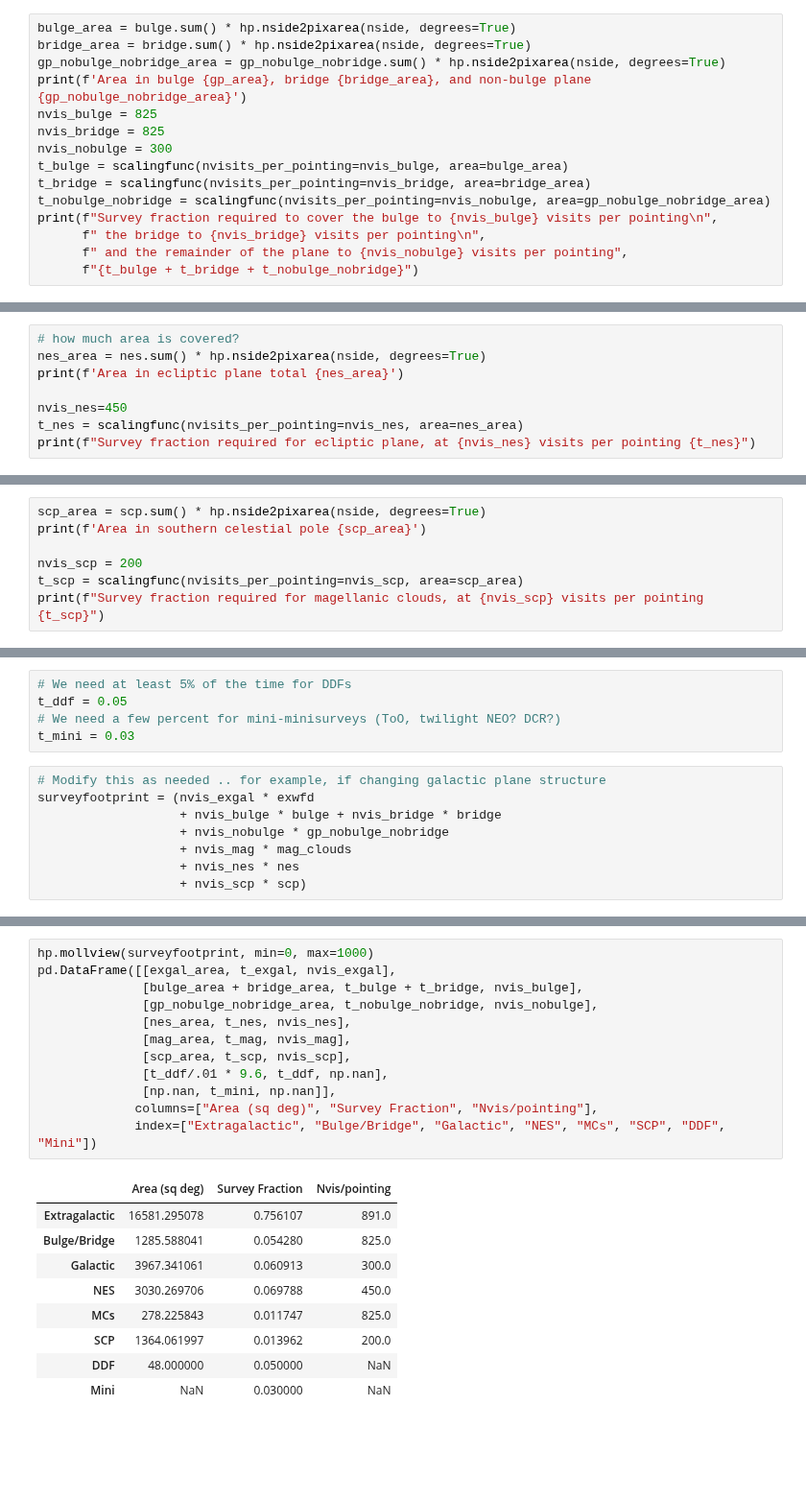
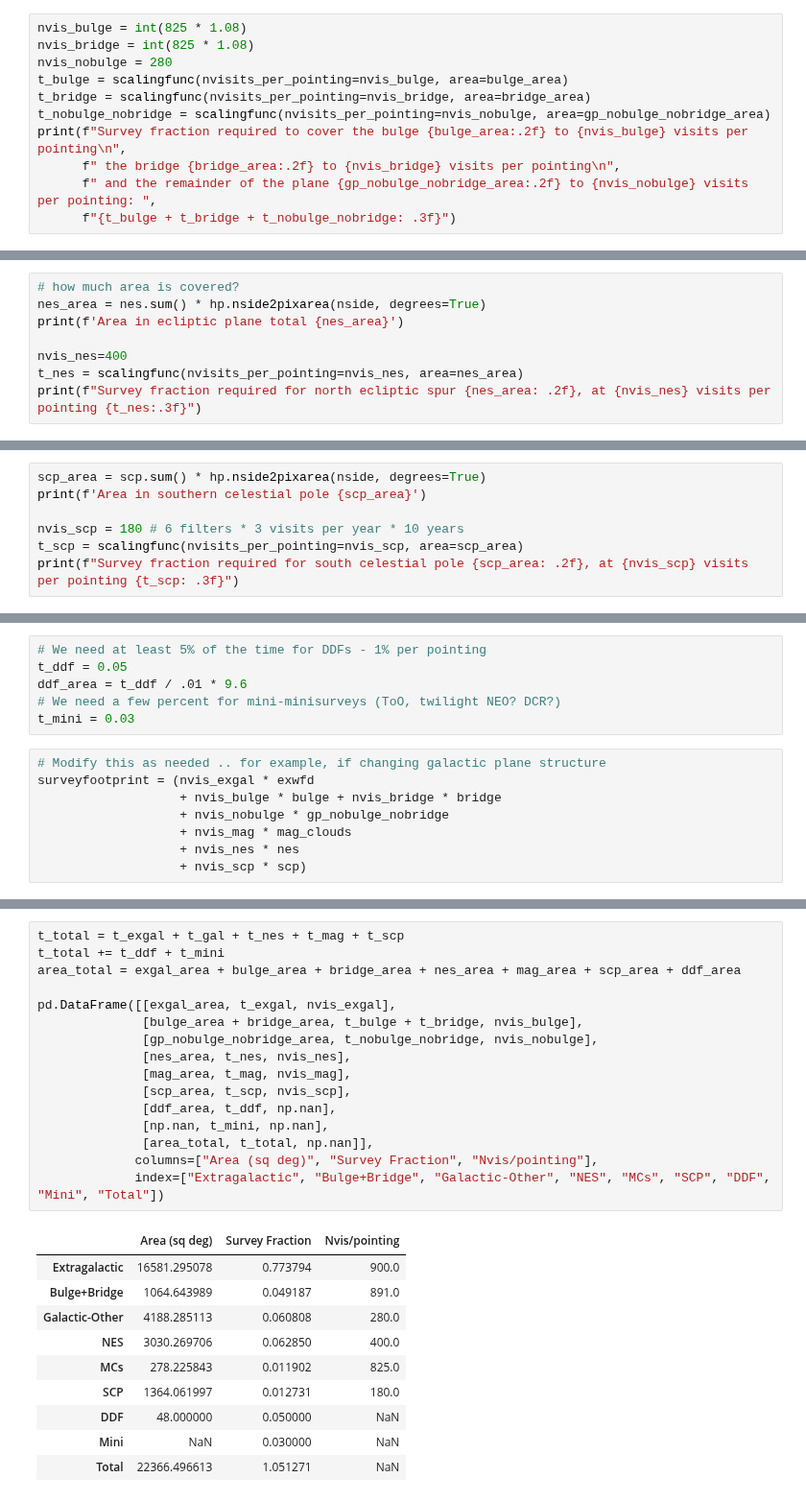
Before and after one commit to lsst-pst/survey_strategy, a Jupyter notebook: fbs_1.7/SkyCoverage.ipynb, the cells around one changed output, grey strips where cells are left out. Shown at 96% size. Saved outputs shown, nothing was run; the diff lists cells and outputs as text; blank space fills up the shorter version.

```diff
--- a/fbs_1.7/SkyCoverage.ipynb
+++ b/fbs_1.7/SkyCoverage.ipynb
@@ -183,16 +220,12 @@ hp.mollview(bulge*2 + bridge*2 + gp_nobulge, max=2)
 # %%
-bulge_area = bulge.sum() * hp.nside2pixarea(nside, degrees=True)
-bridge_area = bridge.sum() * hp.nside2pixarea(nside, degrees=True)
-gp_nobulge_nobridge_area = gp_nobulge_nobridge.sum() * hp.nside2pixarea(nside, degrees=True)
-print(f'Area in bulge {gp_area}, bridge {bridge_area}, and non-bulge plane {gp_nobulge_nobridge_area}')
-nvis_bulge = 825
-nvis_bridge = 825
-nvis_nobulge = 300
+nvis_bulge = int(825 * 1.08)
+nvis_bridge = int(825 * 1.08)
+nvis_nobulge = 280
 t_bulge = scalingfunc(nvisits_per_pointing=nvis_bulge, area=bulge_area)
 t_bridge = scalingfunc(nvisits_per_pointing=nvis_bridge, area=bridge_area)
 t_nobulge_nobridge = scalingfunc(nvisits_per_pointing=nvis_nobulge, area=gp_nobulge_nobridge_area)
-print(f"Survey fraction required to cover the bulge to {nvis_bulge} visits per pointing\n",
-      f" the bridge to {nvis_bridge} visits per pointing\n",
-      f" and the remainder of the plane to {nvis_nobulge} visits per pointing",
-      f"{t_bulge + t_bridge + t_nobulge_nobridge}")
+print(f"Survey fraction required to cover the bulge {bulge_area:.2f} to {nvis_bulge} visits per pointing\n",
+      f" the bridge {bridge_area:.2f} to {nvis_bridge} visits per pointing\n",
+      f" and the remainder of the plane {gp_nobulge_nobridge_area:.2f} to {nvis_nobulge} visits per pointing: ",
+      f"{t_bulge + t_bridge + t_nobulge_nobridge: .3f}")
 # %% [output]
@@ -241,8 +270,8 @@ hp.mollview(nes)
 nes_area = nes.sum() * hp.nside2pixarea(nside, degrees=True)
 print(f'Area in ecliptic plane total {nes_area}')
 
-nvis_nes=450
+nvis_nes=400
 t_nes = scalingfunc(nvisits_per_pointing=nvis_nes, area=nes_area)
-print(f"Survey fraction required for ecliptic plane, at {nvis_nes} visits per pointing {t_nes}")
+print(f"Survey fraction required for north ecliptic spur {nes_area: .2f}, at {nvis_nes} visits per pointing {t_nes:.3f}")
 # %% [output]
 Area in ecliptic plane total 3030.269706034918
@@ -341,8 +370,8 @@ hp.mollview(scp)
 scp_area = scp.sum() * hp.nside2pixarea(nside, degrees=True)
 print(f'Area in southern celestial pole {scp_area}')
 
-nvis_scp = 200
+nvis_scp = 180 # 6 filters * 3 visits per year * 10 years
 t_scp = scalingfunc(nvisits_per_pointing=nvis_scp, area=scp_area)
-print(f"Survey fraction required for magellanic clouds, at {nvis_scp} visits per pointing {t_scp}")
+print(f"Survey fraction required for south celestial pole {scp_area: .2f}, at {nvis_scp} visits per pointing {t_scp: .3f}")
 # %% [output]
 Area in southern celestial pole 1364.0619968794488
@@ -350,8 +379,9 @@ Survey fraction required for magellanic clouds, at 200 visits per pointing 0.013
 # %% [markdown]
 ## Total ##
 # %%
-# We need at least 5% of the time for DDFs
+# We need at least 5% of the time for DDFs - 1% per pointing
 t_ddf = 0.05
+ddf_area = t_ddf / .01 * 9.6
 # We need a few percent for mini-minisurveys (ToO, twilight NEO? DCR?)
 t_mini = 0.03
 # %%
@@ -374,22 +404,27 @@ Area covered to at least 825 visits PLUS 8% reserve 16584.442429372655
 # %%
-hp.mollview(surveyfootprint, min=0, max=1000)
+t_total = t_exgal + t_gal + t_nes + t_mag + t_scp
+t_total += t_ddf + t_mini
+area_total = exgal_area + bulge_area + bridge_area + nes_area + mag_area + scp_area + ddf_area
+
 pd.DataFrame([[exgal_area, t_exgal, nvis_exgal],
               [bulge_area + bridge_area, t_bulge + t_bridge, nvis_bulge],
               [gp_nobulge_nobridge_area, t_nobulge_nobridge, nvis_nobulge],
               [nes_area, t_nes, nvis_nes],
               [mag_area, t_mag, nvis_mag],
               [scp_area, t_scp, nvis_scp],
-              [t_ddf/.01 * 9.6, t_ddf, np.nan],
-              [np.nan, t_mini, np.nan]],
+              [ddf_area, t_ddf, np.nan],
+              [np.nan, t_mini, np.nan],
+              [area_total, t_total, np.nan]],
              columns=["Area (sq deg)", "Survey Fraction", "Nvis/pointing"],
-             index=["Extragalactic", "Bulge/Bridge", "Galactic", "NES", "MCs", "SCP", "DDF", "Mini"])
+             index=["Extragalactic", "Bulge+Bridge", "Galactic-Other", "NES", "MCs", "SCP", "DDF", "Mini", "Total"])
 # %% [output]
 |  | Area (sq deg) | Survey Fraction | Nvis/pointing |
-| Extragalactic | 16581.295078 | 0.756107 | 891.0 |
-| Bulge/Bridge | 1285.588041 | 0.054280 | 825.0 |
-| Galactic | 3967.341061 | 0.060913 | 300.0 |
-| NES | 3030.269706 | 0.069788 | 450.0 |
-| MCs | 278.225843 | 0.011747 | 825.0 |
-| SCP | 1364.061997 | 0.013962 | 200.0 |
+| Extragalactic | 16581.295078 | 0.773794 | 900.0 |
+| Bulge+Bridge | 1064.643989 | 0.049187 | 891.0 |
+| Galactic-Other | 4188.285113 | 0.060808 | 280.0 |
+| NES | 3030.269706 | 0.062850 | 400.0 |
+| MCs | 278.225843 | 0.011902 | 825.0 |
+| SCP | 1364.061997 | 0.012731 | 180.0 |
 | DDF | 48.000000 | 0.050000 | NaN |
 | Mini | NaN | 0.030000 | NaN |
+| Total | 22366.496613 | 1.051271 | NaN |
```
Also changed, not shown: parts of 31 cells of this notebook.
